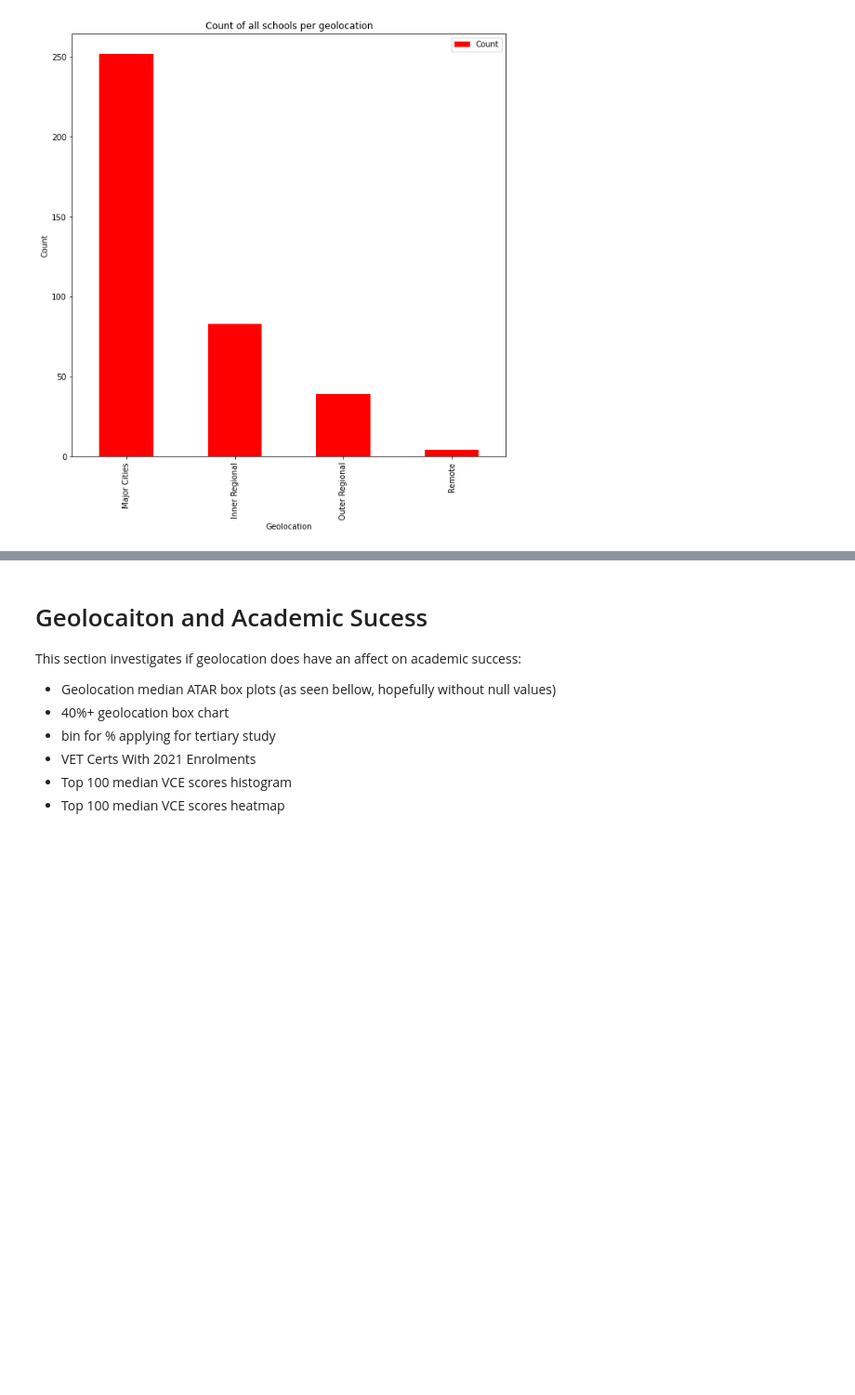
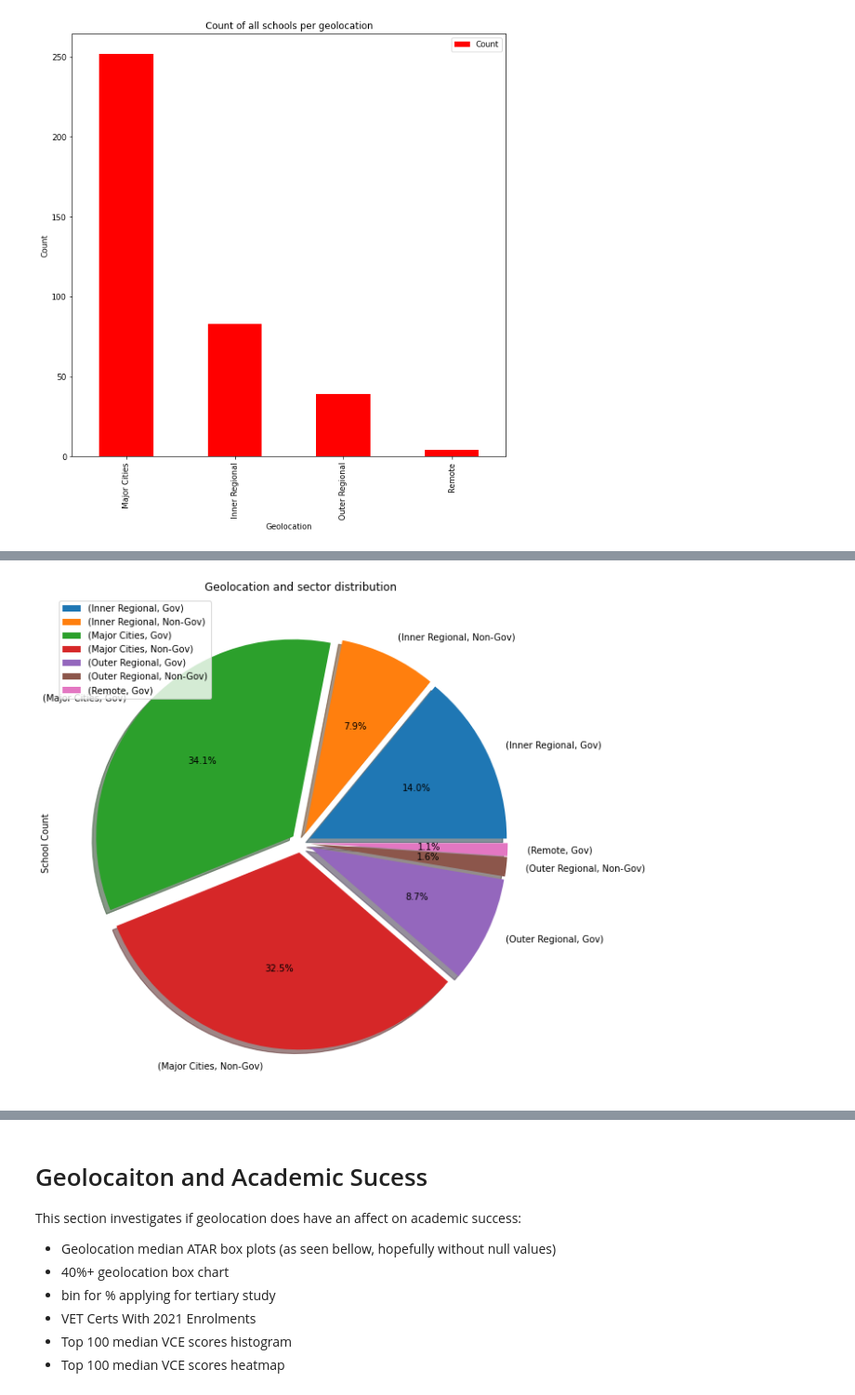
Before and after one commit to joshmartin33/project-one, a Jupyter notebook: analysis.ipynb, the cells around one changed output, grey strips where cells are left out. Shown at 93% size. Drawn from its saved outputs; the diff is of its cells as text; code cells hidden in the pictures; blank space fills up the shorter version.

```diff
--- a/analysis.ipynb
+++ b/analysis.ipynb
@@ -130,0 +148,11 @@ since this is less directly relavent to the analysis it might be skiped but it c
+# %%
+#Geolocation and sector distribution
+school_geo_sector = pd.DataFrame(school_df.groupby(['Geolocation','Sector']).size())
+school_geo_sector.columns = ["School Count"]
+school_geo_sector.plot.pie(y= 'School Count' ,figsize=(10,10), explode=(0.05, 0.05,0.05, 0.05,0.05, 0.05,0.05),
+        shadow= True, autopct="%1.1f%%")
+plt.title('Geolocation and sector distribution')
+plt.savefig('output/schools_sector_perc_pie.png')
+plt.show()
+# %% [output]
+[figure, added]
```
Also changed, not shown: parts of 9 cells of this notebook, 6 other files.
